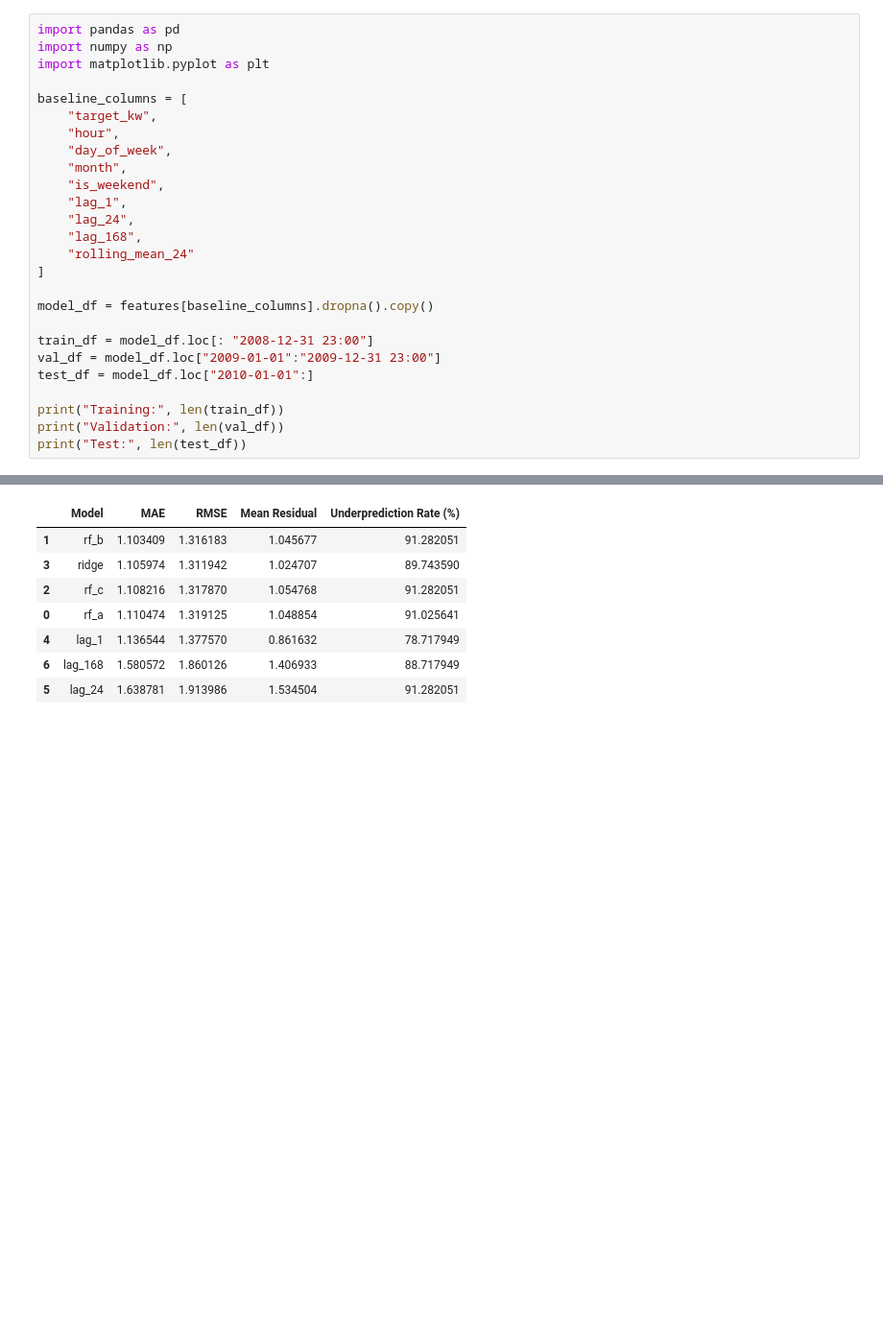
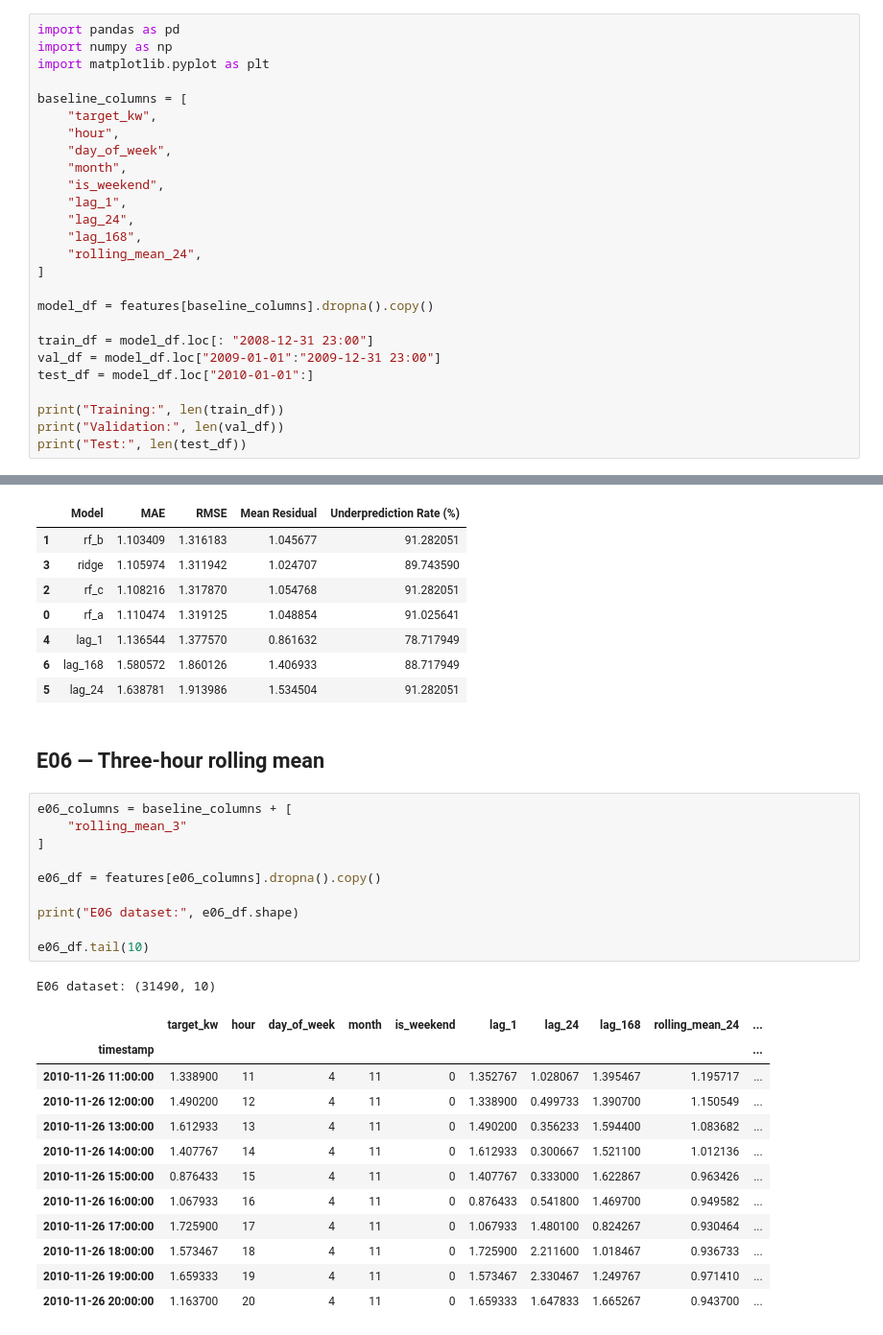
Before and after one commit to akeight/gridpulse, a Jupyter notebook: notebooks/random_forest.ipynb, the cells around one changed output, grey strips where cells are left out. Shown at 96% size. Drawn from its saved outputs; the diff is of its cells as text; blank space fills up the shorter version.

Commit message:
feat: evaluate three-hour rolling demand feature

```diff
--- a/notebooks/random_forest.ipynb
+++ b/notebooks/random_forest.ipynb
@@ -39,7 +40,7 @@ baseline_columns = [
     "lag_1",
     "lag_24",
     "lag_168",
-    "rolling_mean_24"
+    "rolling_mean_24",
 ]
 
 model_df = features[baseline_columns].dropna().copy()
@@ -1086,3 +1087,29 @@ high_demand_results_exp_df.sort_values("MAE")
 | 4 | lag_1 | 1.136544 | 1.377570 | 0.861632 | 78.717949 |
 | 6 | lag_168 | 1.580572 | 1.860126 | 1.406933 | 88.717949 |
 | 5 | lag_24 | 1.638781 | 1.913986 | 1.534504 | 91.282051 |
+# %% [markdown]
+## E06 — Three-hour rolling mean
+# %%
+e06_columns = baseline_columns + [
+    "rolling_mean_3"
+]
+
+e06_df = features[e06_columns].dropna().copy()
+
+print("E06 dataset:", e06_df.shape)
+
+e06_df.tail(10)
+# %% [output]
+E06 dataset: (31490, 10)
+|  | target_kw | hour | day_of_week | month | is_weekend | lag_1 | lag_24 | lag_168 | rolling_mean_24 | ... |
+| timestamp |  |  |  |  |  |  |  |  |  | ... |
+| 2010-11-26 11:00:00 | 1.338900 | 11 | 4 | 11 | 0 | 1.352767 | 1.028067 | 1.395467 | 1.195717 | ... |
+| 2010-11-26 12:00:00 | 1.490200 | 12 | 4 | 11 | 0 | 1.338900 | 0.499733 | 1.390700 | 1.150549 | ... |
+| 2010-11-26 13:00:00 | 1.612933 | 13 | 4 | 11 | 0 | 1.490200 | 0.356233 | 1.594400 | 1.083682 | ... |
+| 2010-11-26 14:00:00 | 1.407767 | 14 | 4 | 11 | 0 | 1.612933 | 0.300667 | 1.521100 | 1.012136 | ... |
+| 2010-11-26 15:00:00 | 0.876433 | 15 | 4 | 11 | 0 | 1.407767 | 0.333000 | 1.622867 | 0.963426 | ... |
+| 2010-11-26 16:00:00 | 1.067933 | 16 | 4 | 11 | 0 | 0.876433 | 0.541800 | 1.469700 | 0.949582 | ... |
+| 2010-11-26 17:00:00 | 1.725900 | 17 | 4 | 11 | 0 | 1.067933 | 1.480100 | 0.824267 | 0.930464 | ... |
+| 2010-11-26 18:00:00 | 1.573467 | 18 | 4 | 11 | 0 | 1.725900 | 2.211600 | 1.018467 | 0.936733 | ... |
+| 2010-11-26 19:00:00 | 1.659333 | 19 | 4 | 11 | 0 | 1.573467 | 2.330467 | 1.249767 | 0.971410 | ... |
+| 2010-11-26 20:00:00 | 1.163700 | 20 | 4 | 11 | 0 | 1.659333 | 1.647833 | 1.665267 | 0.943700 | ... |
```
Also changed, not shown: parts of 22 cells of this notebook, 2 other files.
